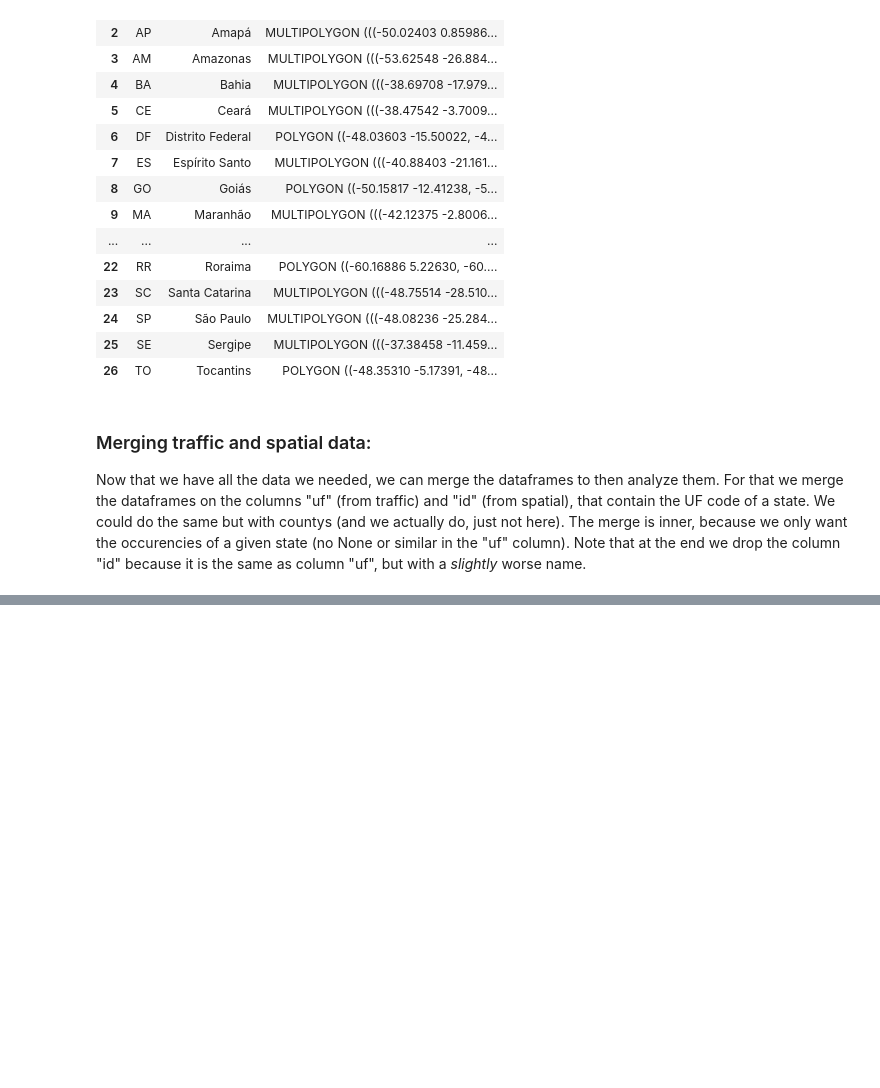
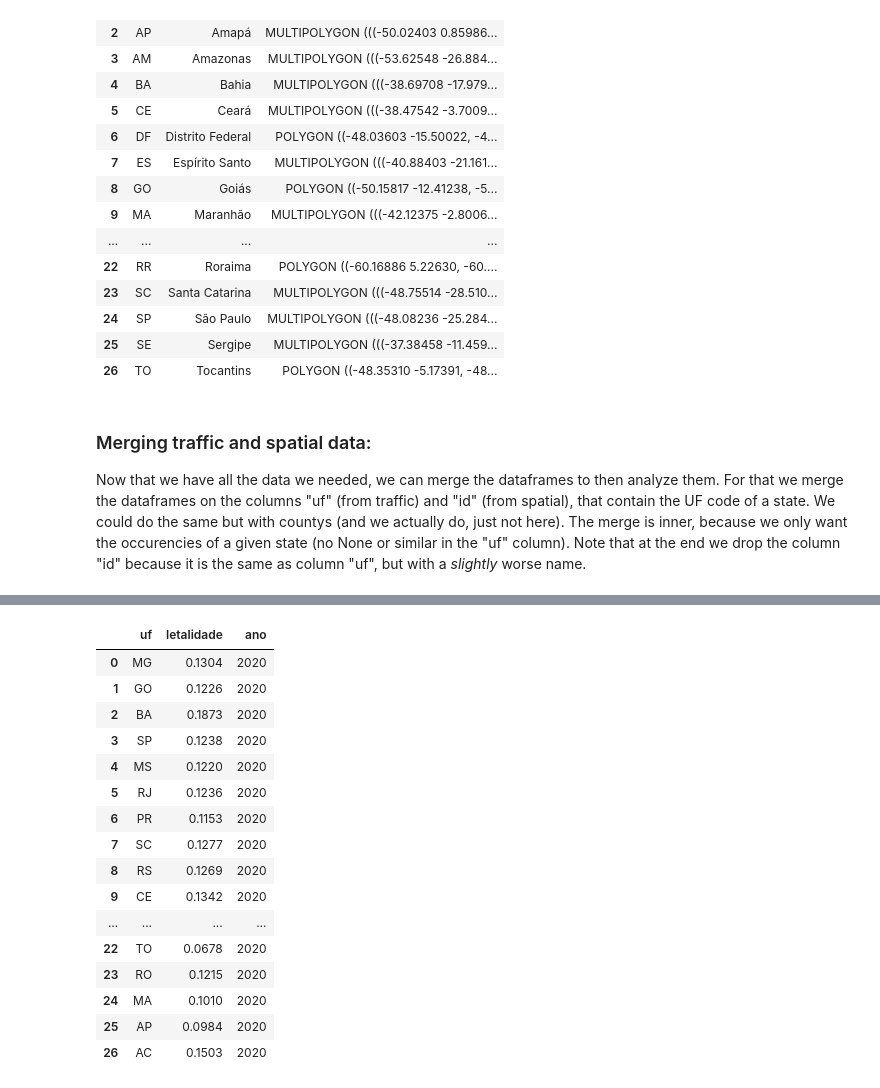
Before and after one commit to danielnrocha/traffic-accidents-brazil, a Jupyter notebook: traffic-accidents-brazil.ipynb, the cells around one changed output, grey strips where cells are left out. Drawn from its saved outputs; the diff is of its cells as text; code cells hidden in the pictures; blank space fills up the shorter version.

```diff
--- a/traffic-accidents-brazil.ipynb
+++ b/traffic-accidents-brazil.ipynb
@@ -165,0 +161,30 @@ df_qtd_acidentes_estado_merge
+# %%
+session = connect_to_db()
+
+letalidade_por_estado = pd.read_sql("""
+SELECT uf, AVG(qtd_mortos) AS letalidade, YEAR(data) as ano
+FROM sys.acidente
+LEFT JOIN sys.localidade ON sys.acidente.id_local=sys.localidade.id_local
+WHERE YEAR(data) = 2020
+GROUP BY uf
+""", session.bind)
+geo_letalidade_por_estado = gpd.GeoDataFrame(letalidade_por_estado.merge(right=br_states, left_on="uf", right_on="id", how="inner")).drop("id", axis=1)
+geo_letalidade_por_estado
+# %% [output]
+|  | uf | letalidade | ano |
+| 0 | MG | 0.1304 | 2020 |
+| 1 | GO | 0.1226 | 2020 |
+| 2 | BA | 0.1873 | 2020 |
+| 3 | SP | 0.1238 | 2020 |
+| 4 | MS | 0.1220 | 2020 |
+| 5 | RJ | 0.1236 | 2020 |
+| 6 | PR | 0.1153 | 2020 |
+| 7 | SC | 0.1277 | 2020 |
+| 8 | RS | 0.1269 | 2020 |
+| 9 | CE | 0.1342 | 2020 |
+| ... | ... | ... | ... |
+| 22 | TO | 0.0678 | 2020 |
+| 23 | RO | 0.1215 | 2020 |
+| 24 | MA | 0.1010 | 2020 |
+| 25 | AP | 0.0984 | 2020 |
+| 26 | AC | 0.1503 | 2020 |
```
Also changed, not shown: parts of 7 cells of this notebook, 28 other files.
